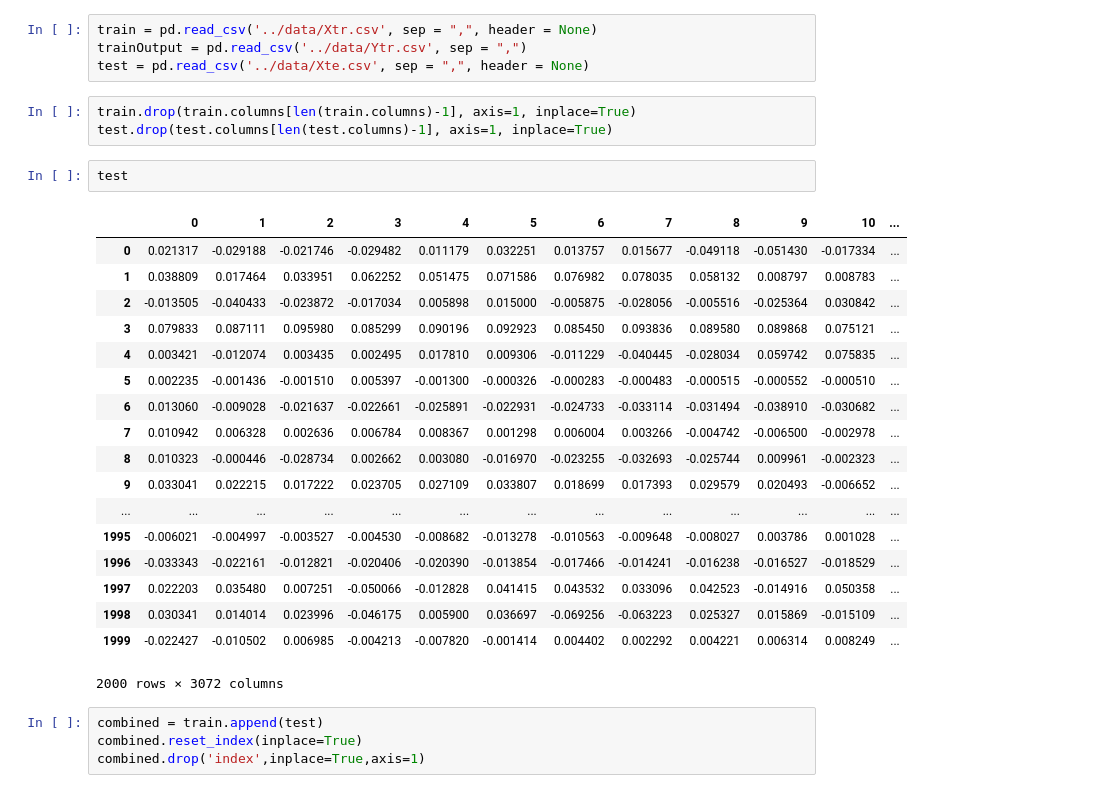
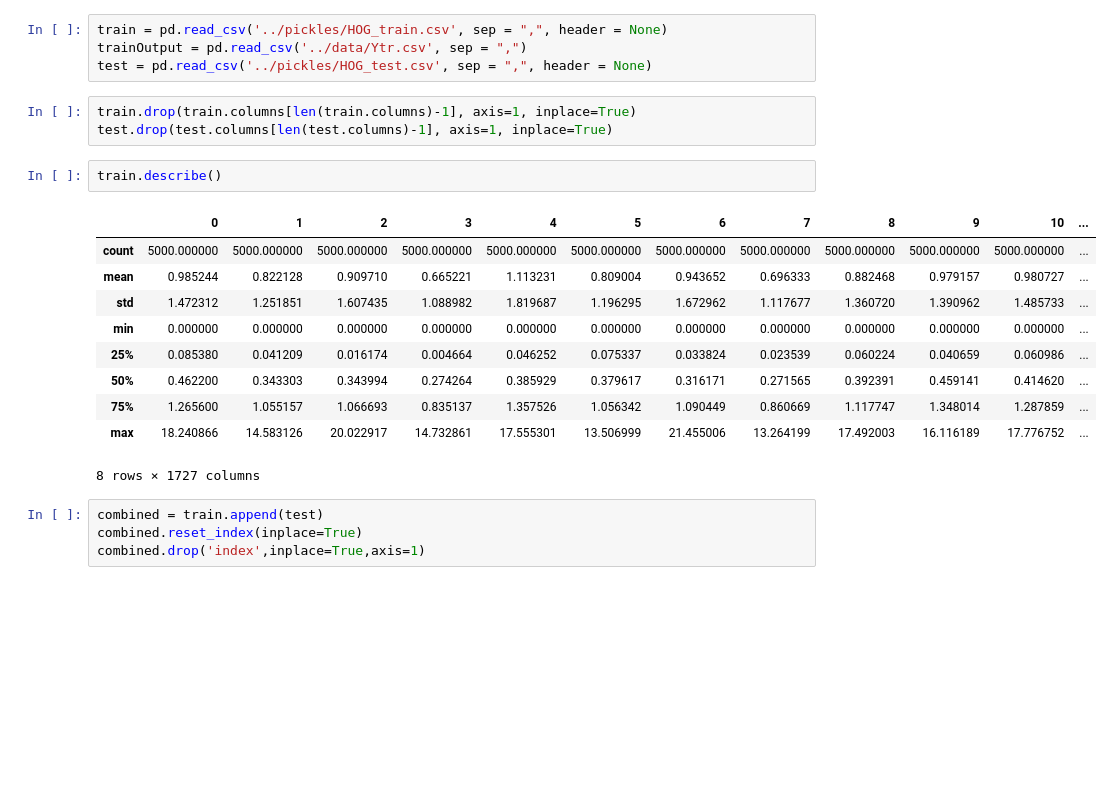
Before and after one commit to GeoffNN/KernelImages, a Jupyter notebook: src/HFS_predict.ipynb, the cells around one changed output. Drawn from its saved outputs; the diff is of its cells as text; blank space fills up the shorter version.

```diff
--- a/src/HFS_predict.ipynb
+++ b/src/HFS_predict.ipynb
@@ -26,33 +25,25 @@ pd.options.display.max_rows = 100
 # %% [markdown]
 ## Import Data
 # %%
-train = pd.read_csv('../data/Xtr.csv', sep = ",", header = None)
+train = pd.read_csv('../pickles/HOG_train.csv', sep = ",", header = None)
 trainOutput = pd.read_csv('../data/Ytr.csv', sep = ",")
-test = pd.read_csv('../data/Xte.csv', sep = ",", header = None)
+test = pd.read_csv('../pickles/HOG_test.csv', sep = ",", header = None)
 # %%
 train.drop(train.columns[len(train.columns)-1], axis=1, inplace=True)
 test.drop(test.columns[len(test.columns)-1], axis=1, inplace=True)
-# %%
-test
-# %% [output]
-|  | 0 | 1 | 2 | 3 | 4 | 5 | 6 | 7 | 8 | 9 | 10 | ... |
-| 0 | 0.021317 | -0.029188 | -0.021746 | -0.029482 | 0.011179 | 0.032251 | 0.013757 | 0.015677 | -0.049118 | -0.051430 | -0.017334 | ... |
-| 1 | 0.038809 | 0.017464 | 0.033951 | 0.062252 | 0.051475 | 0.071586 | 0.076982 | 0.078035 | 0.058132 | 0.008797 | 0.008783 | ... |
-| 2 | -0.013505 | -0.040433 | -0.023872 | -0.017034 | 0.005898 | 0.015000 | -0.005875 | -0.028056 | -0.005516 | -0.025364 | 0.030842 | ... |
-| 3 | 0.079833 | 0.087111 | 0.095980 | 0.085299 | 0.090196 | 0.092923 | 0.085450 | 0.093836 | 0.089580 | 0.089868 | 0.075121 | ... |
-| 4 | 0.003421 | -0.012074 | 0.003435 | 0.002495 | 0.017810 | 0.009306 | -0.011229 | -0.040445 | -0.028034 | 0.059742 | 0.075835 | ... |
-| 5 | 0.002235 | -0.001436 | -0.001510 | 0.005397 | -0.001300 | -0.000326 | -0.000283 | -0.000483 | -0.000515 | -0.000552 | -0.000510 | ... |
-| 6 | 0.013060 | -0.009028 | -0.021637 | -0.022661 | -0.025891 | -0.022931 | -0.024733 | -0.033114 | -0.031494 | -0.038910 | -0.030682 | ... |
-| 7 | 0.010942 | 0.006328 | 0.002636 | 0.006784 | 0.008367 | 0.001298 | 0.006004 | 0.003266 | -0.004742 | -0.006500 | -0.002978 | ... |
-| 8 | 0.010323 | -0.000446 | -0.028734 | 0.002662 | 0.003080 | -0.016970 | -0.023255 | -0.032693 | -0.025744 | 0.009961 | -0.002323 | ... |
-| 9 | 0.033041 | 0.022215 | 0.017222 | 0.023705 | 0.027109 | 0.033807 | 0.018699 | 0.017393 | 0.029579 | 0.020493 | -0.006652 | ... |
-| ... | ... | ... | ... | ... | ... | ... | ... | ... | ... | ... | ... | ... |
-| 1995 | -0.006021 | -0.004997 | -0.003527 | -0.004530 | -0.008682 | -0.013278 | -0.010563 | -0.009648 | -0.008027 | 0.003786 | 0.001028 | ... |
-| 1996 | -0.033343 | -0.022161 | -0.012821 | -0.020406 | -0.020390 | -0.013854 | -0.017466 | -0.014241 | -0.016238 | -0.016527 | -0.018529 | ... |
-| 1997 | 0.022203 | 0.035480 | 0.007251 | -0.050066 | -0.012828 | 0.041415 | 0.043532 | 0.033096 | 0.042523 | -0.014916 | 0.050358 | ... |
-| 1998 | 0.030341 | 0.014014 | 0.023996 | -0.046175 | 0.005900 | 0.036697 | -0.069256 | -0.063223 | 0.025327 | 0.015869 | -0.015109 | ... |
-| 1999 | -0.022427 | -0.010502 | 0.006985 | -0.004213 | -0.007820 | -0.001414 | 0.004402 | 0.002292 | 0.004221 | 0.006314 | 0.008249 | ... |
-2000 rows × 3072 columns
+# %%
+train.describe()
+# %% [output]
+|  | 0 | 1 | 2 | 3 | 4 | 5 | 6 | 7 | 8 | 9 | 10 | ... |
+| count | 5000.000000 | 5000.000000 | 5000.000000 | 5000.000000 | 5000.000000 | 5000.000000 | 5000.000000 | 5000.000000 | 5000.000000 | 5000.000000 | 5000.000000 | ... |
+| mean | 0.985244 | 0.822128 | 0.909710 | 0.665221 | 1.113231 | 0.809004 | 0.943652 | 0.696333 | 0.882468 | 0.979157 | 0.980727 | ... |
+| std | 1.472312 | 1.251851 | 1.607435 | 1.088982 | 1.819687 | 1.196295 | 1.672962 | 1.117677 | 1.360720 | 1.390962 | 1.485733 | ... |
+| min | 0.000000 | 0.000000 | 0.000000 | 0.000000 | 0.000000 | 0.000000 | 0.000000 | 0.000000 | 0.000000 | 0.000000 | 0.000000 | ... |
+| 25% | 0.085380 | 0.041209 | 0.016174 | 0.004664 | 0.046252 | 0.075337 | 0.033824 | 0.023539 | 0.060224 | 0.040659 | 0.060986 | ... |
+| 50% | 0.462200 | 0.343303 | 0.343994 | 0.274264 | 0.385929 | 0.379617 | 0.316171 | 0.271565 | 0.392391 | 0.459141 | 0.414620 | ... |
+| 75% | 1.265600 | 1.055157 | 1.066693 | 0.835137 | 1.357526 | 1.056342 | 1.090449 | 0.860669 | 1.117747 | 1.348014 | 1.287859 | ... |
+| max | 18.240866 | 14.583126 | 20.022917 | 14.732861 | 17.555301 | 13.506999 | 21.455006 | 13.264199 | 17.492003 | 16.116189 | 17.776752 | ... |
+8 rows × 1727 columns
 # %%
 combined = train.append(test)
 combined.reset_index(inplace=True)
```
Also changed, not shown: parts of 3 cells of this notebook.
